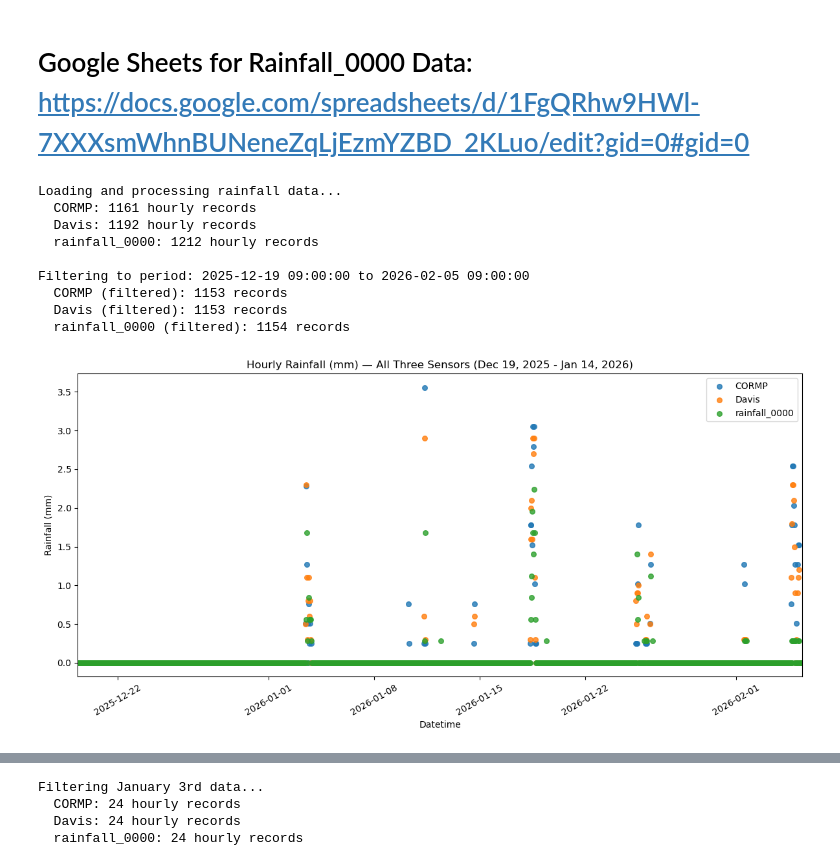
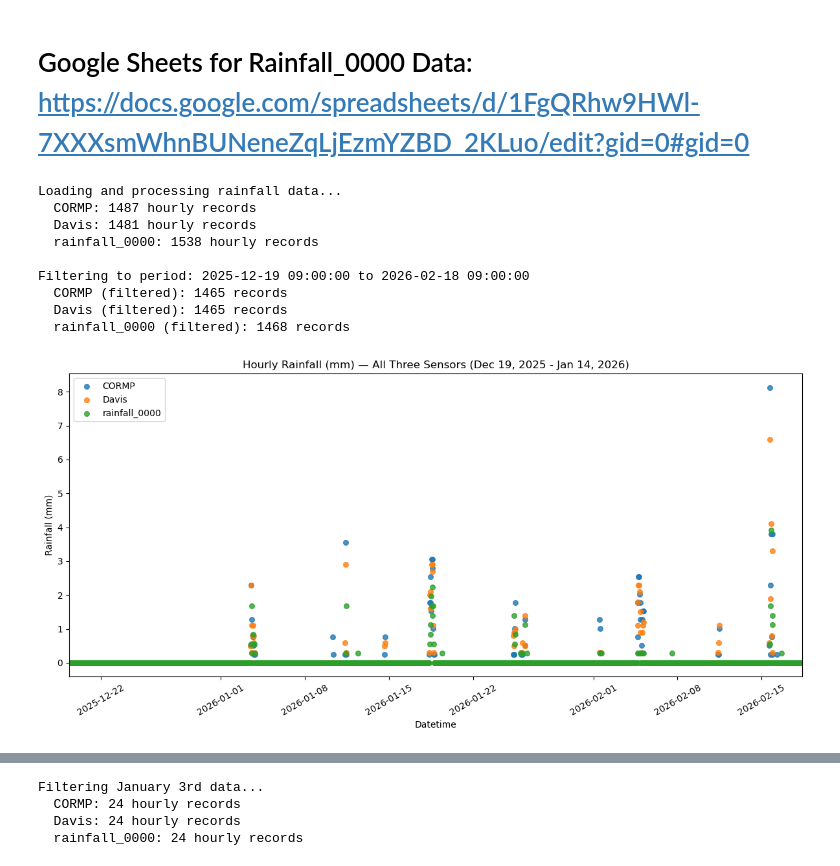
Before and after one commit to COAST-Lab/Open-Water-Level-and-Rainfall-Sensor, a Jupyter notebook: Data Analysis/rainfallAnalysis.ipynb, the cells around one changed output, grey strips where cells are left out. Saved outputs shown, nothing was run; the diff lists cells and outputs as text; code cells hidden in the pictures.

```diff
--- a/Data Analysis/rainfallAnalysis.ipynb
+++ b/Data Analysis/rainfallAnalysis.ipynb
@@ -16,9 +16,9 @@ warnings.filterwarnings('ignore', message="Could not infer format")
 
 # STEP 1: Define file paths and helper functions
 # Earliest data from rainfall_0000 is Dec 19, 2025, therefore all graphs begin at this time stamp.
-file_1 = "Data/precip_CORMP_02052026.csv"   # needs hourly sum
-file_2 = "Data/precip_Davis_02052026.csv"   # needs hourly sum
-file_3 = "Data/rainfall_0000_02052026.csv"   # already hourly
+file_1 = "Data/precip_CORMP_02182026.csv"   # needs hourly sum
+file_2 = "Data/precip_Davis_02182026.csv"   # needs hourly sum
+file_3 = "Data/rainfall_0000_02182026.csv"   # already hourly
 
 import io # for in-memory file operations
 import re # for regular expressions
@@ -152,47 +152,47 @@ print(f"  rainfall_0000: {len(rain0)} hourly records")
 # STEP 3: Filter to the analysis date range (Dec 19, 2025 - Jan 6, 2026)
 
 start = pd.to_datetime('2025-12-19 09:00')
-end = pd.to_datetime('2026-02-05 9:00')
+end = pd.to_datetime('2026-02-18 09:00')
 
 print(f"\nFiltering to period: {start} to {end}")
 
 cormp = cormp[(cormp['datetime'] >= start) & (cormp['datetime'] <= end)].reset_index(drop=True)
 davis = davis[(davis['datetime'] >= start) & (davis['datetime'] <= end)].reset_index(drop=True)
 rain0 = rain0[(rain0['datetime'] >= start) & (rain0['datetime'] <= end)].reset_index(drop=True)
 
 print(f"  CORMP (filtered): {len(cormp)} records")
 print(f"  Davis (filtered): {len(davis)} records")
 print(f"  rainfall_0000 (filtered): {len(rain0)} records")
 
 # STEP 4: Plot - All three sensors over full date range
 
 plt.figure(figsize=(12,6))
 if not cormp.empty:
     plt.scatter(cormp['datetime'], cormp['rain_mm'], label='CORMP', s=30, alpha=0.8)
 if not davis.empty:
     plt.scatter(davis['datetime'], davis['rain_mm'], label='Davis', s=30, alpha=0.8)
 if not rain0.empty:
     plt.scatter(rain0['datetime'], rain0['rain_mm'], label='rainfall_0000', s=30, alpha=0.8)
 
 plt.xlabel('Datetime')
 plt.ylabel('Rainfall (mm)')
 plt.title('Hourly Rainfall (mm) — All Three Sensors (Dec 19, 2025 - Jan 14, 2026)')
 plt.legend()
 plt.xlim(start, end)
 
 plt.xticks(rotation=30)
 plt.tight_layout()
 plt.show()
 # %% [output]
 Loading and processing rainfall data...
-  CORMP: 1161 hourly records
-  Davis: 1192 hourly records
-  rainfall_0000: 1212 hourly records
+  CORMP: 1487 hourly records
+  Davis: 1481 hourly records
+  rainfall_0000: 1538 hourly records
 
-Filtering to period: 2025-12-19 09:00:00 to 2026-02-05 09:00:00
-  CORMP (filtered): 1153 records
-  Davis (filtered): 1153 records
-  rainfall_0000 (filtered): 1154 records
+Filtering to period: 2025-12-19 09:00:00 to 2026-02-18 09:00:00
+  CORMP (filtered): 1465 records
+  Davis (filtered): 1465 records
+  rainfall_0000 (filtered): 1468 records
-[figure, old version]
+[figure, new version]
 # %%
 # CORMP (X-axis) vs Davis and rainfall_0000 (Y-axis) — Full Period Comparison
```
Also changed, not shown: parts of 5 cells of this notebook, 3 other files.
